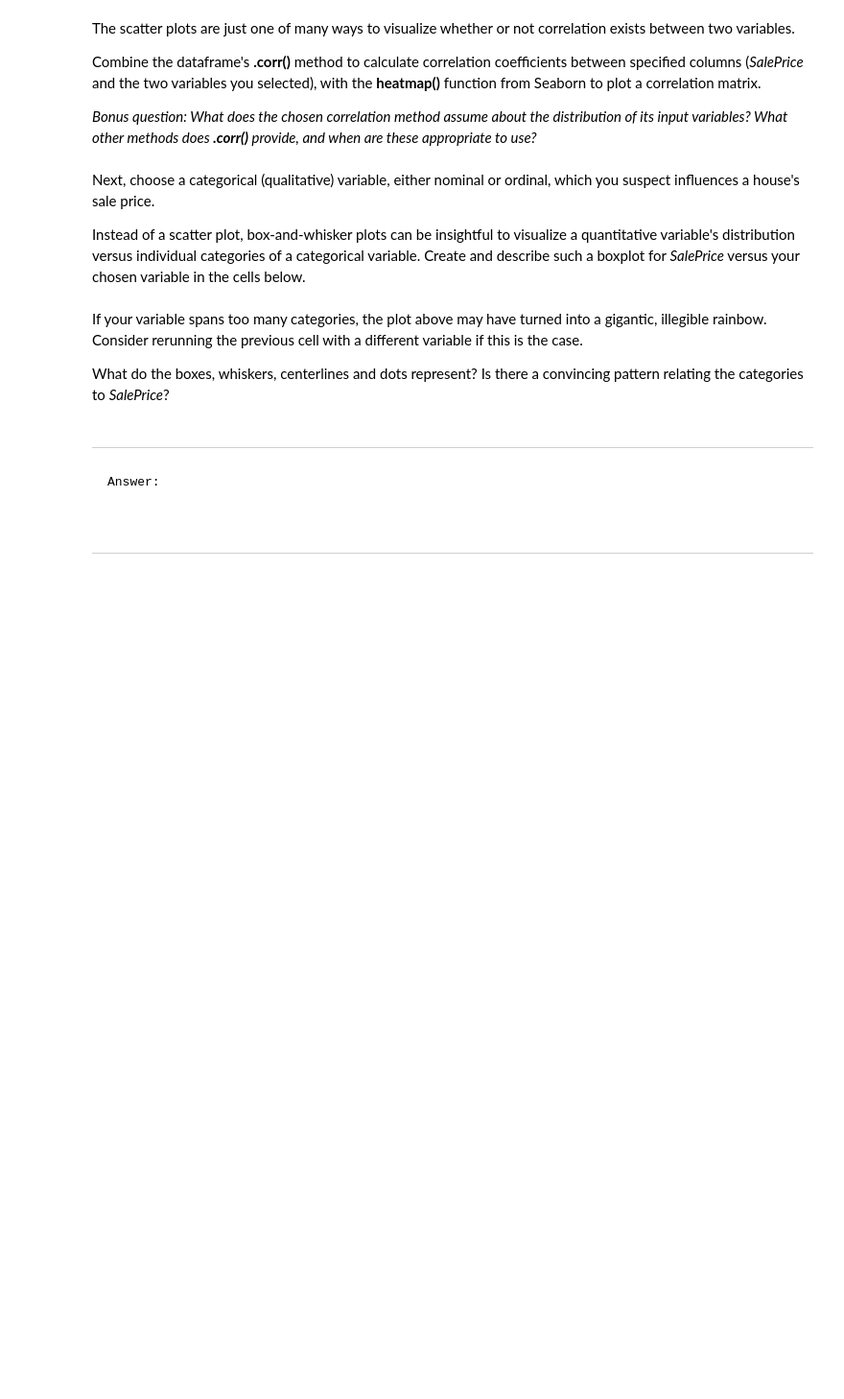
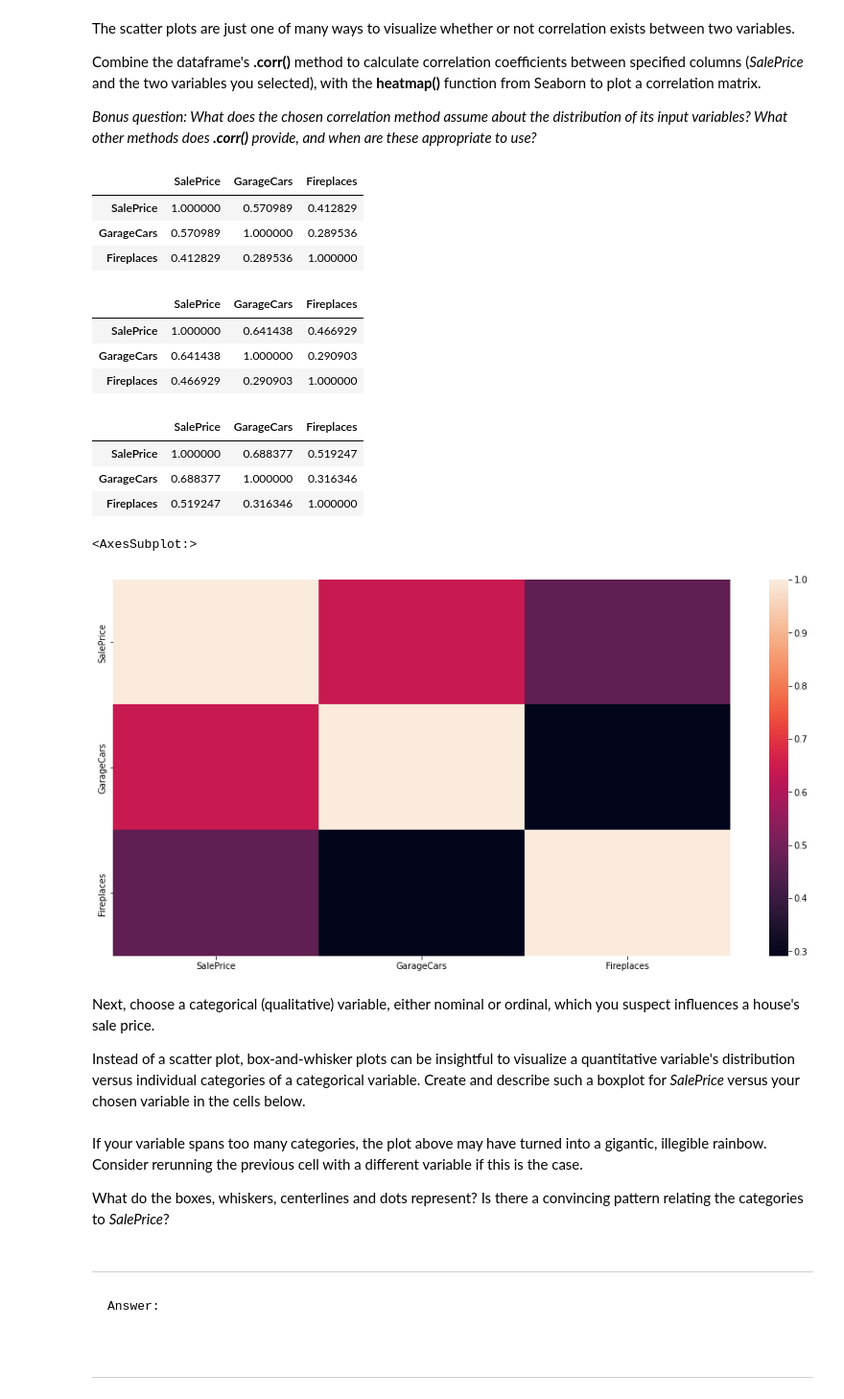
Before and after one commit to bang-a-coder/project-datascience101, a Jupyter notebook: Data Science 101-2.ipynb, the cells around one changed output. Shown at 96% size. Drawn from its saved outputs; the diff is of its cells as text; code cells hidden in the pictures; blank space fills up the shorter version.

```diff
--- a/Data Science 101-2.ipynb
+++ b/Data Science 101-2.ipynb
@@ -234,3 +243,40 @@ Combine the dataframe's <b>.corr()</b> method to calculate correlation coefficie
+# %%
+# cols = ['SalePrice', ...]
+# corrmat = ... .corr()
+# sns.heatmap(corrmat, square=True, annot=True)
+from IPython.display import display
+
+
+cols1 = ['SalePrice', 'GarageCars', 'Fireplaces']
+
+priceCarsCorrP = housePricesDF[cols1].corr(method='pearson')
+priceCarsCorrK = housePricesDF[cols1].corr(method='kendall')
+priceCarsCorrS = housePricesDF[cols1].corr(method='spearman')
+
+display(priceCarsCorrK)
+display(priceCarsCorrP)
+display(priceCarsCorrS)
+
+sns.heatmap(priceCarsCorrP)
+
+#corr() provides the ability to choose between 3 different types of correnlation coefficient methods. Pearson which assumes
+# continious variables without outliers, and linearity / homoscedasticity. Then we can choose between Kendall's and Spearmans'set
+# methods that both assume independant, non-nominal variables and a monotonic relationship between them (no the case for this dataset)
+# %% [output]
+|  | SalePrice | GarageCars | Fireplaces |
+| SalePrice | 1.000000 | 0.570989 | 0.412829 |
+| GarageCars | 0.570989 | 1.000000 | 0.289536 |
+| Fireplaces | 0.412829 | 0.289536 | 1.000000 |
+|  | SalePrice | GarageCars | Fireplaces |
+| SalePrice | 1.000000 | 0.641438 | 0.466929 |
+| GarageCars | 0.641438 | 1.000000 | 0.290903 |
+| Fireplaces | 0.466929 | 0.290903 | 1.000000 |
+|  | SalePrice | GarageCars | Fireplaces |
+| SalePrice | 1.000000 | 0.688377 | 0.519247 |
+| GarageCars | 0.688377 | 1.000000 | 0.316346 |
+| Fireplaces | 0.519247 | 0.316346 | 1.000000 |
+<AxesSubplot:>
+[figure, added]
 # %% [markdown]
 Next, choose a categorical (qualitative) variable, either nominal or ordinal, which you suspect influences a house's sale price.
 
```
Also changed, not shown: parts of 6 cells of this notebook.
